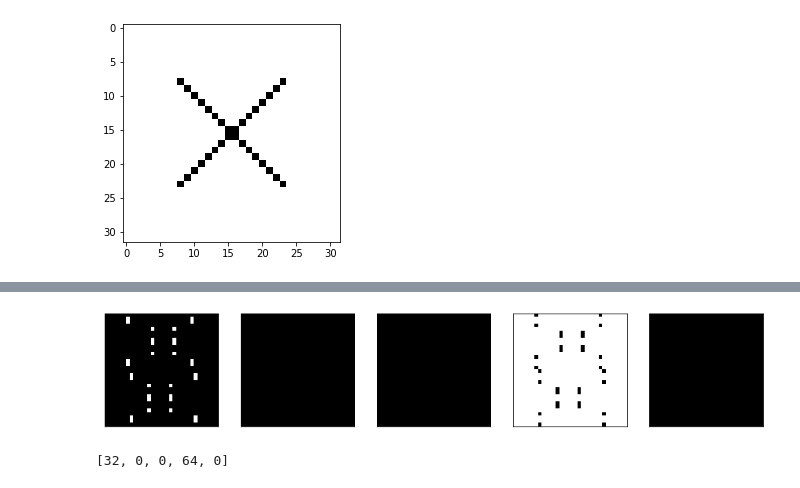
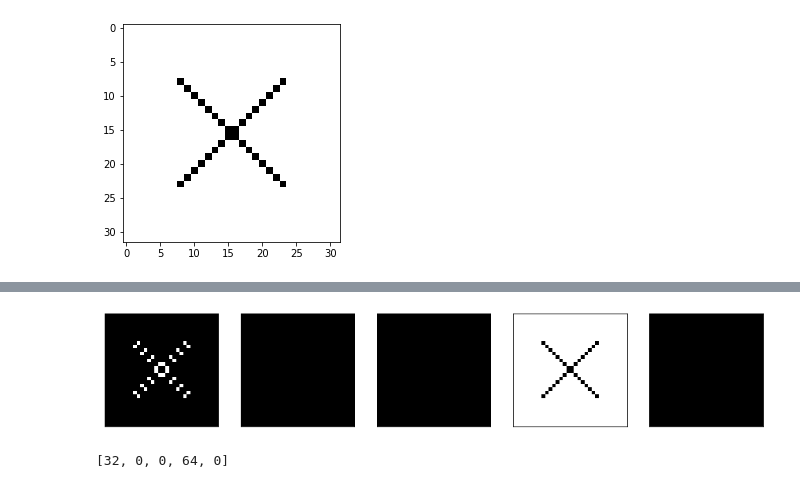
Before and after one commit to d1kolyadin/AMI_diploma, a Jupyter notebook: wtt-rpca-4 (utils test).ipynb, the cells around one changed output, grey strips where cells are left out. Cells and saved outputs as stored; diff of their text form; code cells hidden in the pictures.

````diff
--- a/wtt-rpca-4 (utils test).ipynb
+++ b/wtt-rpca-4 (utils test).ipynb
@@ -191,7 +125,7 @@ plt.show()
 zeroed_coeffs = np.zeros_like(wtt_res)
 zeroed_coeffs[0] = wtt_res[0]
 
-iwtt_res = utils.iwtt_apply(
+iwtt_res = wtt.iwtt_apply(
     zeroed_coeffs,
     d,
     filters,
@@ -205,4 +139,4 @@ print(np.linalg.norm(iwtt_res - low_rank_part))
 # %% [markdown]
 Восстановим корень:
 # %%
-signal - utils.subtract_sparse_parts(signal, d, modes, sparse_parts)
+signal_restored = preproc_2.add_sparse_parts(iwtt_res)
@@ -212,6 +143,5 @@ array([-0.08135713, -0.05120038, -0.03957119, ...,  0.        ,
 # %% [markdown]
 Всё же у нас приближённое разложение $A = L + S_1 + \ldots + S_d$ (параметр ```tol``` в алгоритме).
 # %%
-signal_restored = utils.add_sparse_parts(iwtt_res, d, modes, sparse_parts)
-np.linalg.norm(signal - signal_restored)
+np.linalg.norm(signal - signal_restored) / np.linalg.norm(signal)
 # %% [output]
@@ -224,7 +154,7 @@ plt.show()
 # %% [markdown]
 Теперь посмотрим на простое 2D:
 # %%
-cross = np.full((32, 32), 1.)
+cross = np.full((32, 32), 255)
 for i in range(8, 24):
     cross[i, i] = 0.
     cross[i, 31 - i] = 0.
@@ -260,17 +189,20 @@ plt.imshow(matrix, cmap='gray')
 # %%
 fig = plt.figure(figsize=(15, 3))
+sparse_to_show = []
+for s in preproc_2.sparse_parts:
+    sparse_to_show.append(utils.vector_to_matrix(s.toarray().flatten(order='F'), d, vector_modes)[0])
+
 for i in range(5):
     ax = fig.add_subplot(1, 5, i + 1)
     ax.imshow(
-        sparse_parts[i].toarray().reshape((32, 32), order='F'),
-        #sparse_parts[i].toarray(),
+        sparse_to_show[i],
         interpolation="nearest",
         cmap=plt.cm.gray
     )
     ax.set_xticks([])
     ax.set_yticks([])
 # %% [output]
-[figure, old version]
+[figure, new version]
 # %%
 [s.data.size for s in sparse_parts]
 # %% [output]
````
Also changed, not shown: parts of 33 cells of this notebook, 7 other files.
